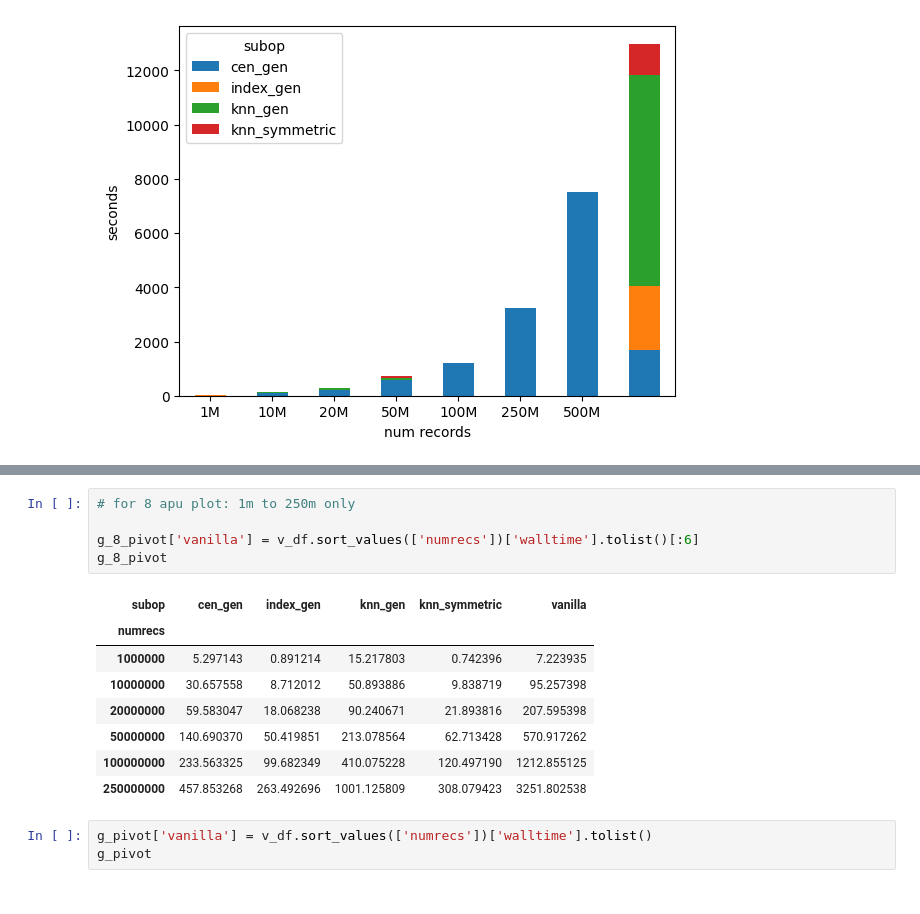
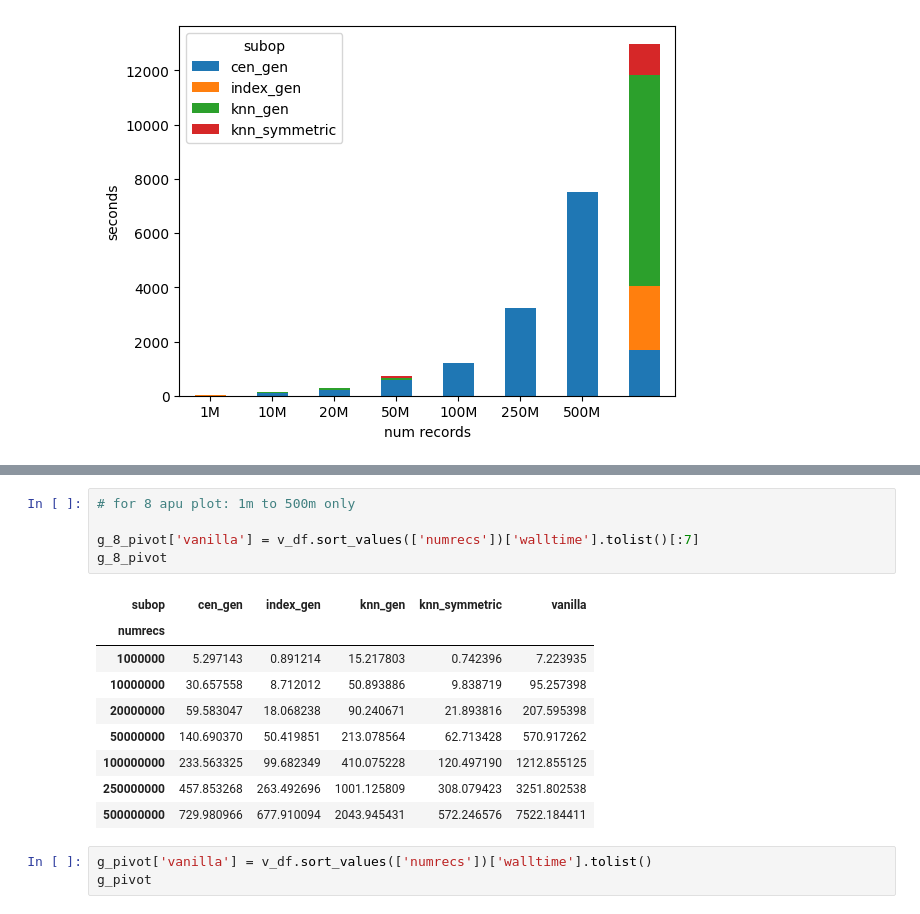
Before and after one commit to iamsabhoho/hnswlib, a Jupyter notebook: gsi/hnswlib_test/analyze.ipynb, the cells around one changed output, grey strips where cells are left out. Saved outputs shown, nothing was run; the diff lists cells and outputs as text.

```diff
--- a/gsi/hnswlib_test/analyze.ipynb
+++ b/gsi/hnswlib_test/analyze.ipynb
@@ -908,17 +933,18 @@ plt.show()
 # %%
-# for 8 apu plot: 1m to 250m only
+# for 8 apu plot: 1m to 500m only
 
-g_8_pivot['vanilla'] = v_df.sort_values(['numrecs'])['walltime'].tolist()[:6]
+g_8_pivot['vanilla'] = v_df.sort_values(['numrecs'])['walltime'].tolist()[:7]
 g_8_pivot
 # %% [output]
 | subop | cen_gen | index_gen | knn_gen | knn_symmetric | vanilla |
 | numrecs |  |  |  |  |  |
 | 1000000 | 5.297143 | 0.891214 | 15.217803 | 0.742396 | 7.223935 |
 | 10000000 | 30.657558 | 8.712012 | 50.893886 | 9.838719 | 95.257398 |
 | 20000000 | 59.583047 | 18.068238 | 90.240671 | 21.893816 | 207.595398 |
 | 50000000 | 140.690370 | 50.419851 | 213.078564 | 62.713428 | 570.917262 |
 | 100000000 | 233.563325 | 99.682349 | 410.075228 | 120.497190 | 1212.855125 |
 | 250000000 | 457.853268 | 263.492696 | 1001.125809 | 308.079423 | 3251.802538 |
+| 500000000 | 729.980966 | 677.910094 | 2043.945431 | 572.246576 | 7522.184411 |
 # %%
 g_pivot['vanilla'] = v_df.sort_values(['numrecs'])['walltime'].tolist()
 g_pivot
```
Also changed, not shown: parts of 14 cells of this notebook.
